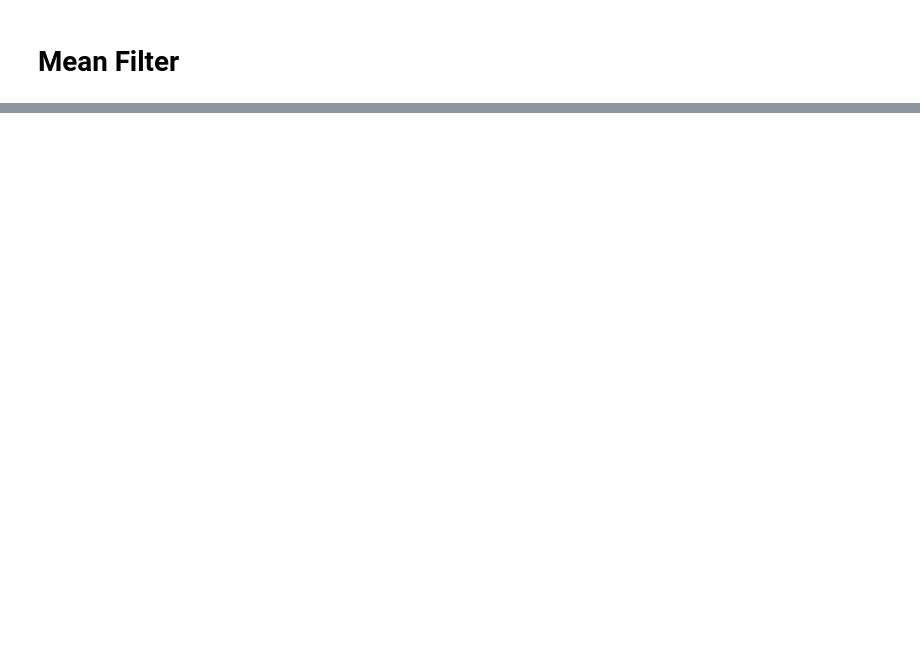
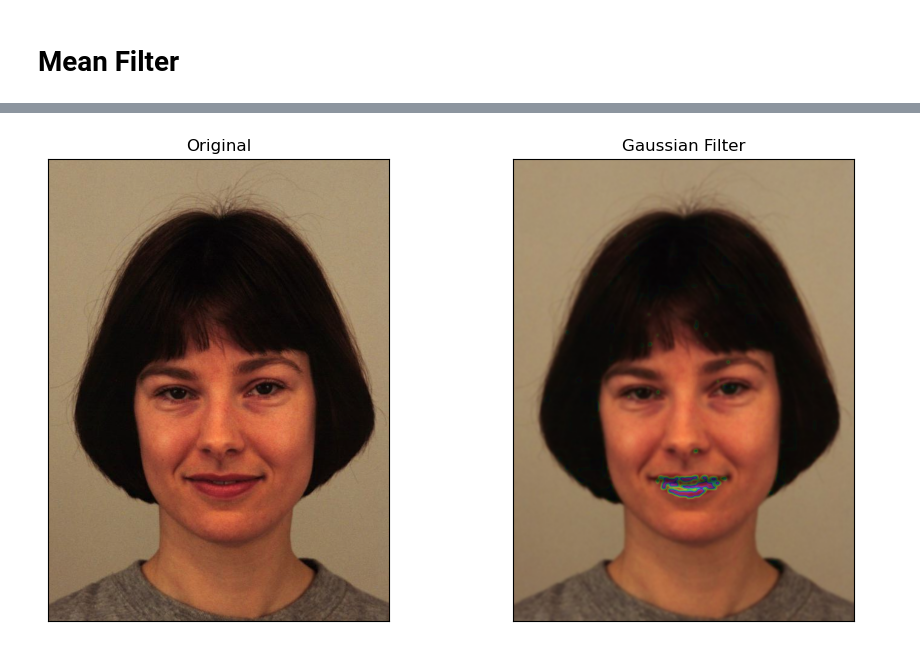
Before and after one commit to EshbanTheLearner/image-filtering, a Jupyter notebook: image-filtering.ipynb, the cells around one changed output, grey strips where cells are left out. Cells and saved outputs as stored; diff of their text form; code cells hidden in the pictures; blank space fills up the shorter version.

Commit message:
Applied Gaussian Filter

```diff
--- a/image-filtering.ipynb
+++ b/image-filtering.ipynb
@@ -19,0 +20,4 @@ apply_mean_filter_grayscale(image)
+# %%
+apply_gaussian_filter(image)
+# %% [output]
+[figure, added]
```
Also changed, not shown: parts of 4 cells of this notebook.
